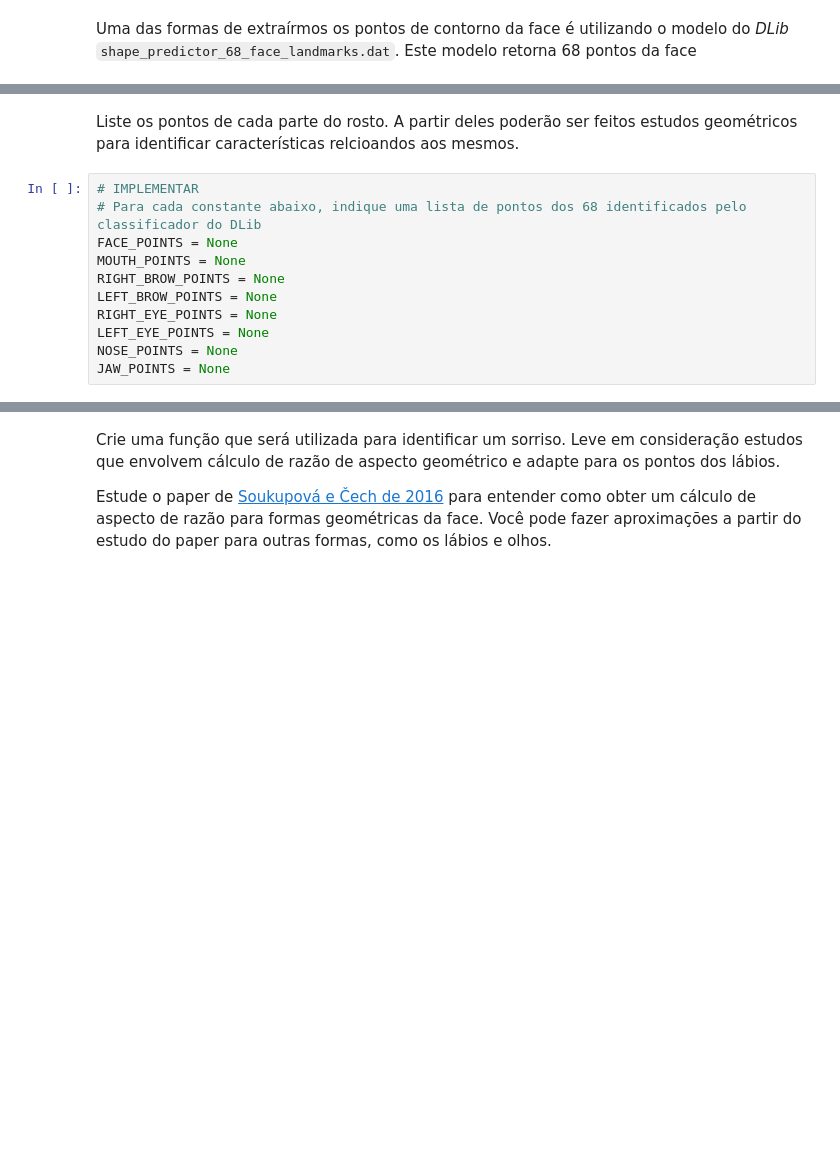
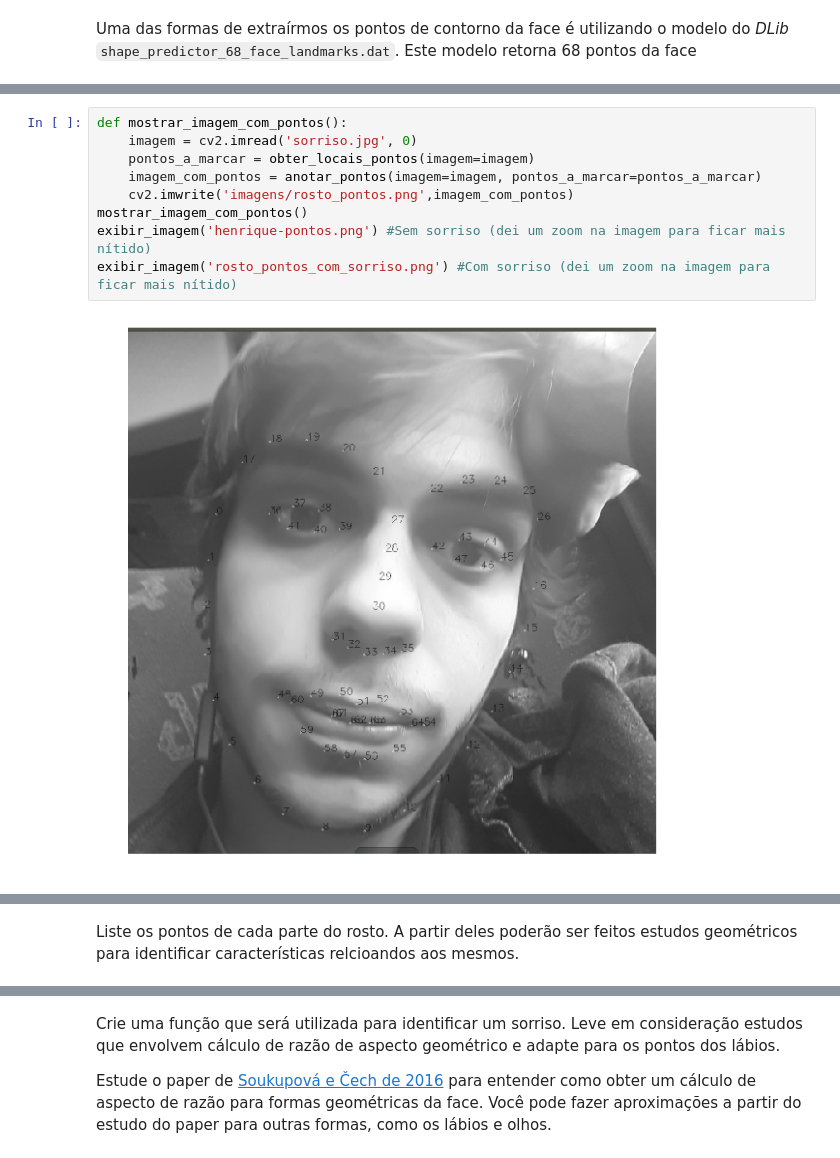
Before and after one commit to henriquebraga-luizalabs/fiap-ml-tec-proc-imagens-capstone, a Jupyter notebook: projeto-final/smart-hiring.ipynb, the cells around one changed output, grey strips where cells are left out. Cells and saved outputs as stored; diff of their text form; blank space fills up the shorter version.

```diff
--- a/projeto-final/smart-hiring.ipynb
+++ b/projeto-final/smart-hiring.ipynb
@@ -385,0 +422,11 @@ detector = dlib.get_frontal_face_detector()
+# %%
+def mostrar_imagem_com_pontos():
+    imagem = cv2.imread('sorriso.jpg', 0)
+    pontos_a_marcar = obter_locais_pontos(imagem=imagem)
+    imagem_com_pontos = anotar_pontos(imagem=imagem, pontos_a_marcar=pontos_a_marcar)
+    cv2.imwrite('imagens/rosto_pontos.png',imagem_com_pontos)
+mostrar_imagem_com_pontos()
+exibir_imagem('henrique-pontos.png') #Sem sorriso (dei um zoom na imagem para ficar mais nítido)
+exibir_imagem('rosto_pontos_com_sorriso.png') #Com sorriso (dei um zoom na imagem para ficar mais nítido)
+# %% [output]
+[figure, added]
@@ -386,13 +434,2 @@ detector = dlib.get_frontal_face_detector()
 # %% [markdown]
 Liste os pontos de cada parte do rosto. A partir deles poderão ser feitos estudos geométricos para identificar características relcioandos aos mesmos.
-# %%
-# IMPLEMENTAR
-# Para cada constante abaixo, indique uma lista de pontos dos 68 identificados pelo classificador do DLib
-FACE_POINTS = None
-MOUTH_POINTS = None
-RIGHT_BROW_POINTS = None
-LEFT_BROW_POINTS = None
-RIGHT_EYE_POINTS = None
-LEFT_EYE_POINTS = None
-NOSE_POINTS = None
-JAW_POINTS = None
```
Also changed, not shown: parts of 16 cells of this notebook, 16 other files.
